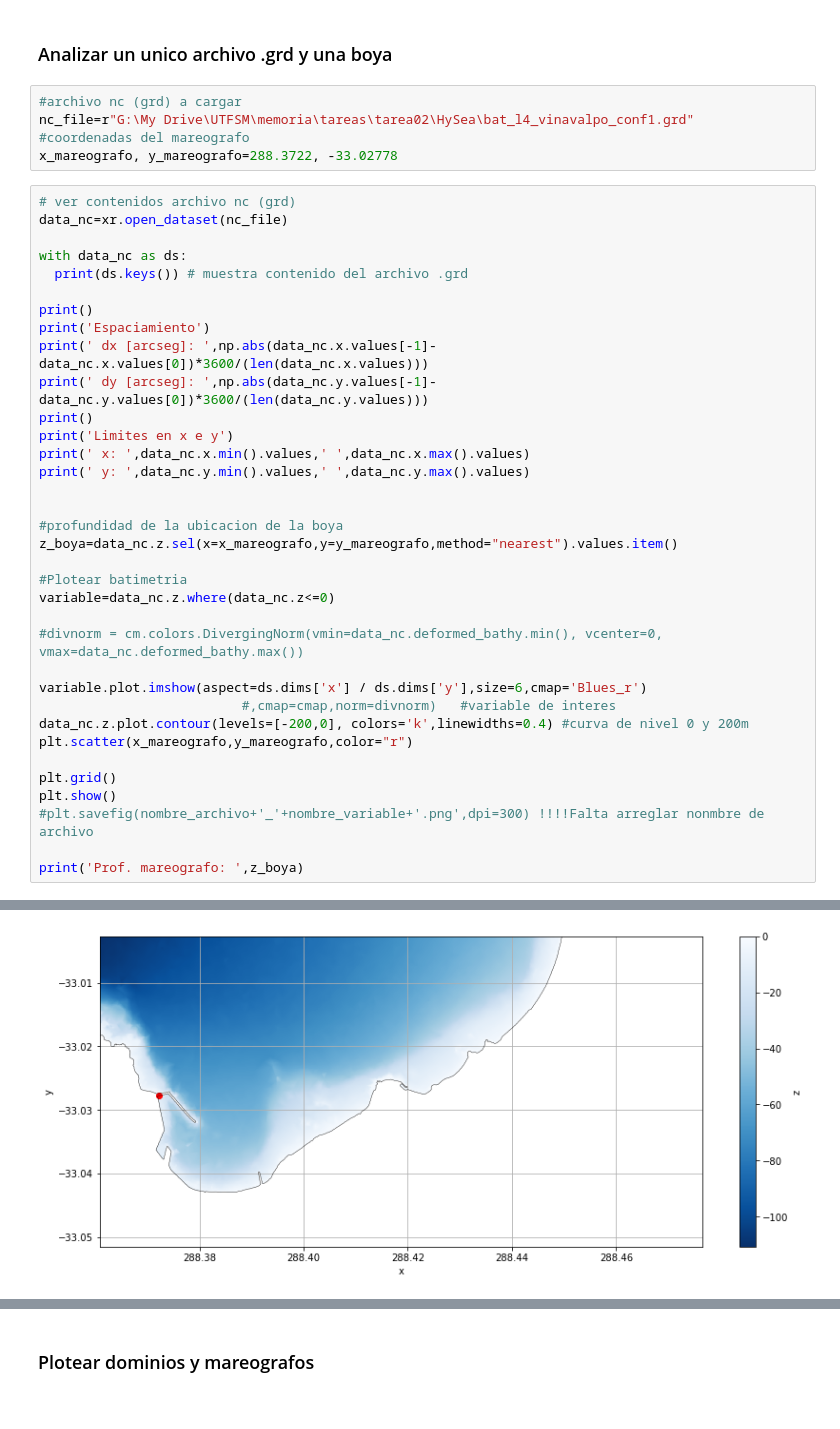
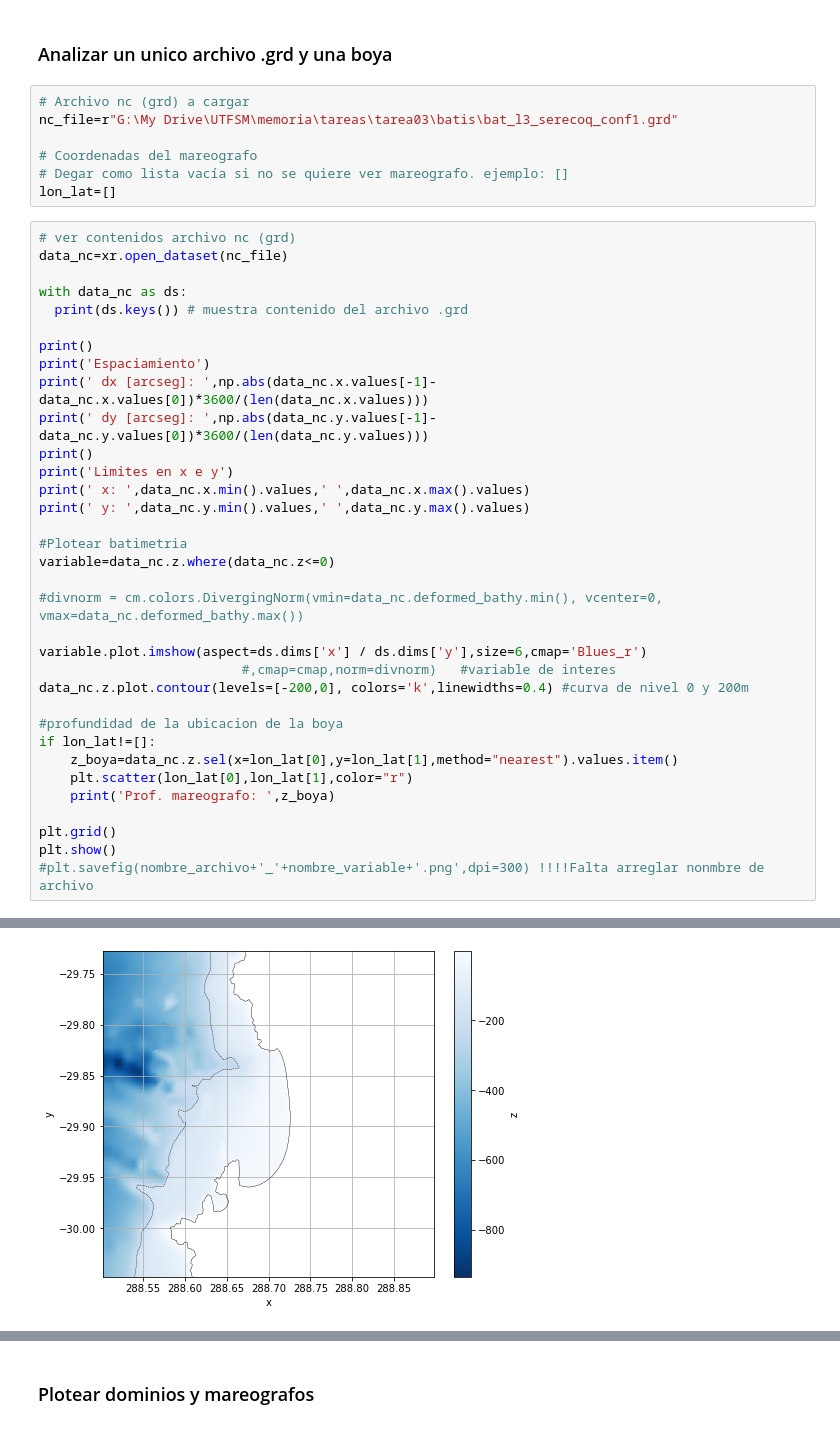
Before and after one commit to Maurici0-Diaz/Resonancia, a Jupyter notebook: analisis_grd.ipynb, the cells around one changed output, grey strips where cells are left out. Saved outputs shown, nothing was run; the diff lists cells and outputs as text.

```diff
--- a/analisis_grd.ipynb
+++ b/analisis_grd.ipynb
@@ -15,10 +16,12 @@ cmap=cm.colors.LinearSegmentedColormap.from_list("q", cols)
 # %% [markdown]
 ### Analizar un unico archivo .grd y una boya
 # %%
-#archivo nc (grd) a cargar
-nc_file=r"G:\My Drive\UTFSM\memoria\tareas\tarea02\HySea\bat_l4_vinavalpo_conf1.grd"
-#coordenadas del mareografo
-x_mareografo, y_mareografo=288.3722, -33.02778
+# Archivo nc (grd) a cargar
+nc_file=r"G:\My Drive\UTFSM\memoria\tareas\tarea03\batis\bat_l3_serecoq_conf1.grd"
+
+# Coordenadas del mareografo
+# Degar como lista vacía si no se quiere ver mareografo. ejemplo: []
+lon_lat=[]
 # %%
 # ver contenidos archivo nc (grd)
 data_nc=xr.open_dataset(nc_file)
@@ -35,10 +38,6 @@ print('Limites en x e y')
 print(' x: ',data_nc.x.min().values,' ',data_nc.x.max().values)
 print(' y: ',data_nc.y.min().values,' ',data_nc.y.max().values)
 
-
-#profundidad de la ubicacion de la boya
-z_boya=data_nc.z.sel(x=x_mareografo,y=y_mareografo,method="nearest").values.item()
-
 #Plotear batimetria
 variable=data_nc.z.where(data_nc.z<=0)
 
@@ -47,12 +46,15 @@ variable=data_nc.z.where(data_nc.z<=0)
 variable.plot.imshow(aspect=ds.dims['x'] / ds.dims['y'],size=6,cmap='Blues_r')
                           #,cmap=cmap,norm=divnorm)   #variable de interes
 data_nc.z.plot.contour(levels=[-200,0], colors='k',linewidths=0.4) #curva de nivel 0 y 200m
-plt.scatter(x_mareografo,y_mareografo,color="r")
+
+#profundidad de la ubicacion de la boya
+if lon_lat!=[]:
+    z_boya=data_nc.z.sel(x=lon_lat[0],y=lon_lat[1],method="nearest").values.item()
+    plt.scatter(lon_lat[0],lon_lat[1],color="r")
+    print('Prof. mareografo: ',z_boya)
 
 plt.grid()
 plt.show()
 #plt.savefig(nombre_archivo+'_'+nombre_variable+'.png',dpi=300) !!!!Falta arreglar nonmbre de archivo
-
-print('Prof. mareografo: ',z_boya)
 # %% [output]
 KeysView(<xarray.Dataset>
@@ -75 +77 @@ Limites en x e y
-[figure, old version]
+[figure, new version]
```
Also changed, not shown: parts of 6 cells of this notebook.
